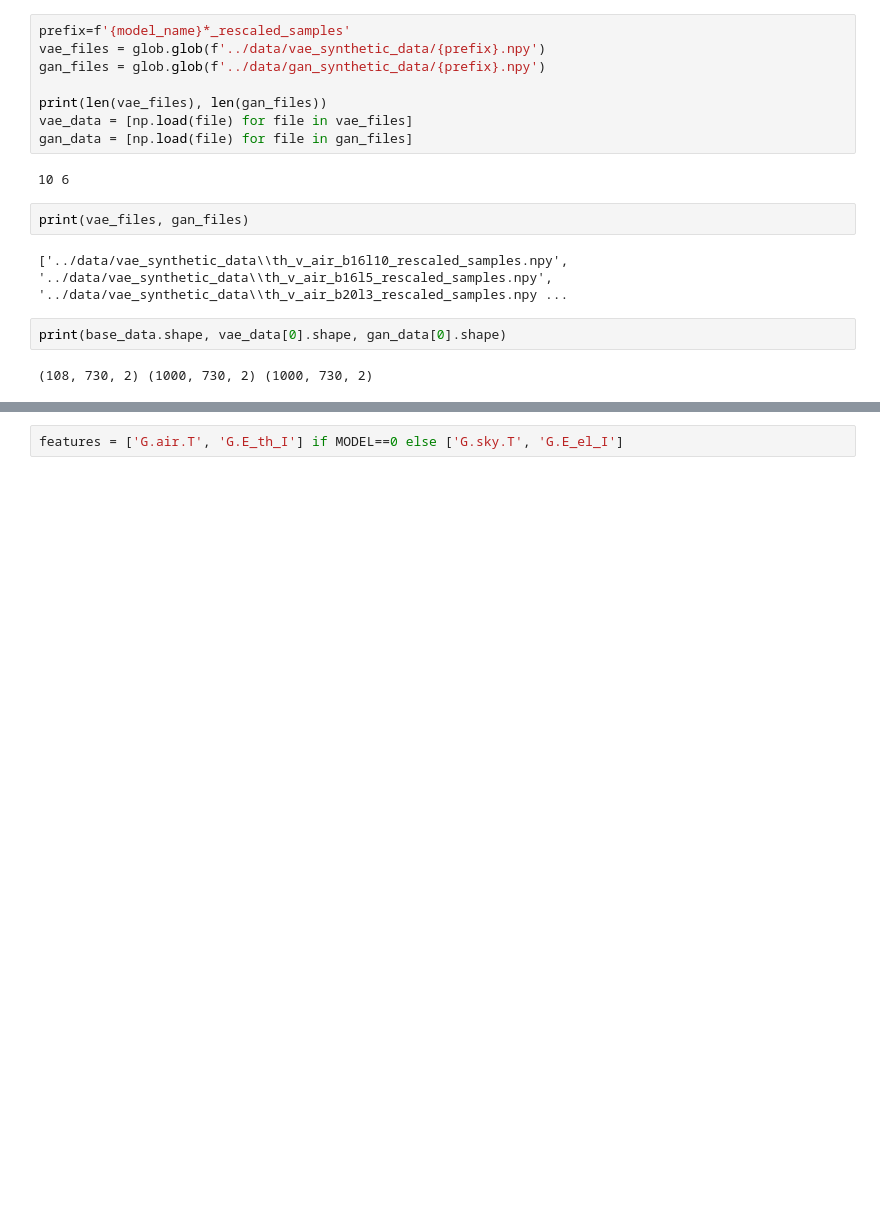
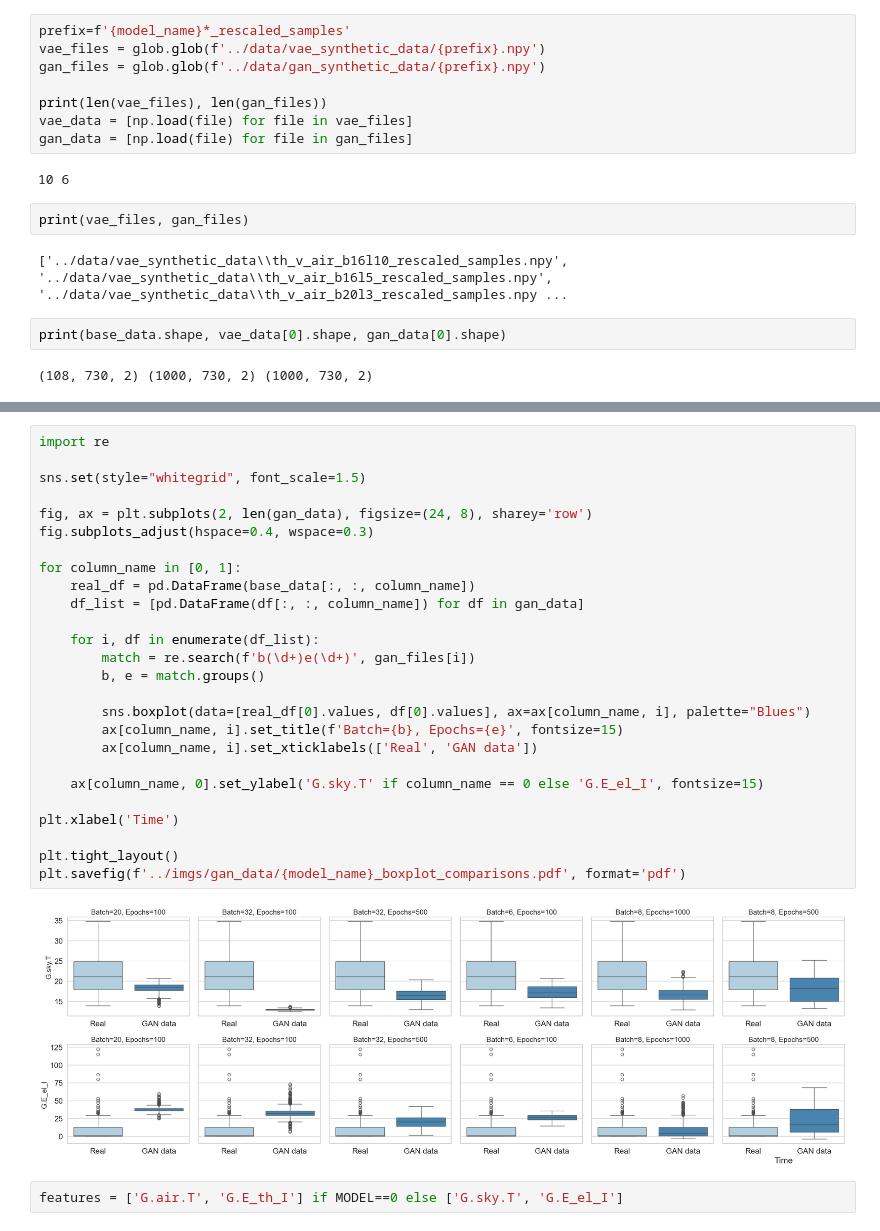
Before and after one commit to Matthewjmcc/fyp, a Jupyter notebook: src/synthetic_data_analysis.ipynb, the cells around one changed output, grey strips where cells are left out. Cells and saved outputs as stored; diff of their text form; blank space fills up the shorter version.

```diff
--- a/src/synthetic_data_analysis.ipynb
+++ b/src/synthetic_data_analysis.ipynb
@@ -81,2 +79,30 @@ plt.show()#plt.savefig(f'../imgs/gan_data/{model_name}_boxplot_comparisons.png')
+# %%
+import re
+
+sns.set(style="whitegrid", font_scale=1.5)
+
+fig, ax = plt.subplots(2, len(gan_data), figsize=(24, 8), sharey='row')
+fig.subplots_adjust(hspace=0.4, wspace=0.3)
+
+for column_name in [0, 1]:
+    real_df = pd.DataFrame(base_data[:, :, column_name])
+    df_list = [pd.DataFrame(df[:, :, column_name]) for df in gan_data]
+
+    for i, df in enumerate(df_list):
+        match = re.search(f'b(\d+)e(\d+)', gan_files[i])
+        b, e = match.groups()
+
+        sns.boxplot(data=[real_df[0].values, df[0].values], ax=ax[column_name, i], palette="Blues")
+        ax[column_name, i].set_title(f'Batch={b}, Epochs={e}', fontsize=15)
+        ax[column_name, i].set_xticklabels(['Real', 'GAN data'])
+
+    ax[column_name, 0].set_ylabel('G.sky.T' if column_name == 0 else 'G.E_el_I', fontsize=15)
+
+plt.xlabel('Time')
+
+plt.tight_layout()
+plt.savefig(f'../imgs/gan_data/{model_name}_boxplot_comparisons.pdf', format='pdf')
+# %% [output]
+[figure, added]
 # %%
 features = ['G.air.T', 'G.E_th_I'] if MODEL==0 else ['G.sky.T', 'G.E_el_I']
```
Also changed, not shown: parts of 7 cells of this notebook, 6 other files.
